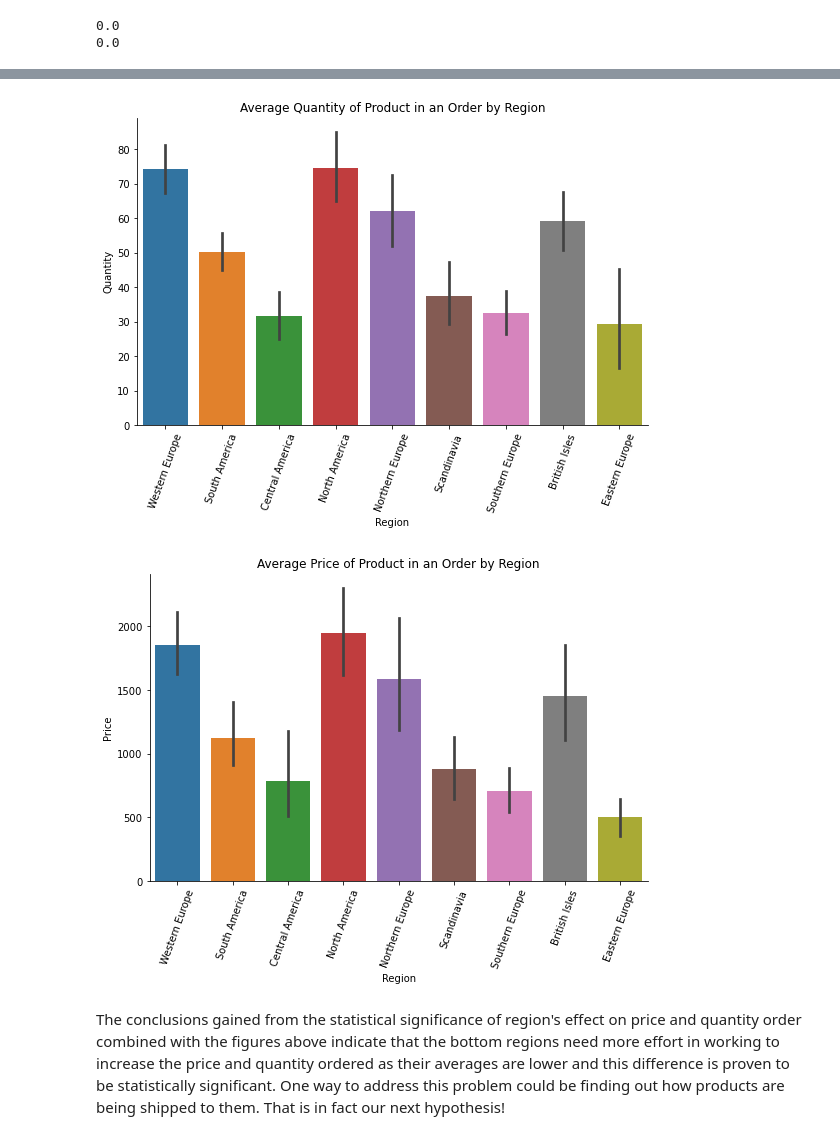
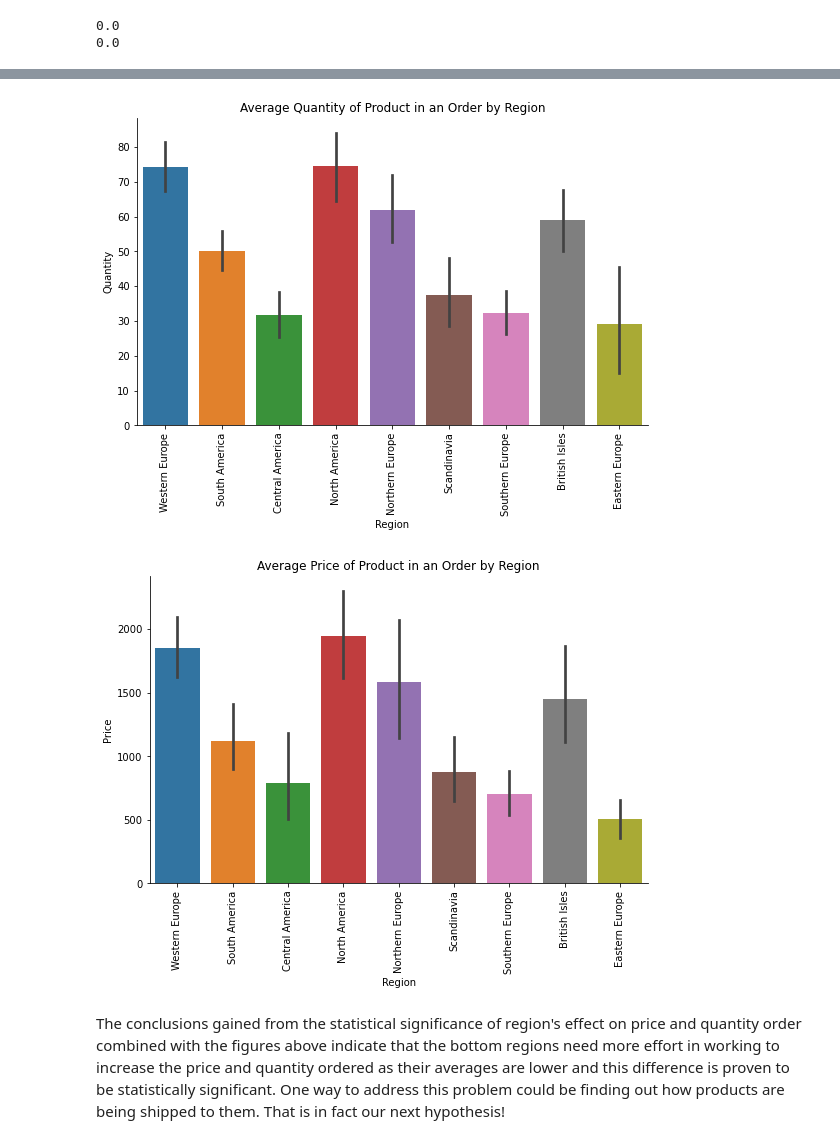
Before and after one commit to k1994a/dsc-mod-3-project-online-ds-sp-000, a Jupyter notebook: student.ipynb, the cells around one changed output, grey strips where cells are left out. Cells and saved outputs as stored; diff of their text form; code cells hidden in the pictures.

```diff
--- a/student.ipynb
+++ b/student.ipynb
@@ -484,19 +462,19 @@ plt.show()
 # %%
 sns.catplot(x = 'Region', y = 'Total_Quantity', kind = 'bar', data = df_reg,height=5, aspect=1.6)
-plt.xticks(rotation=70)
+plt.xticks(rotation = 90)
 plt.ylabel('Quantity')
 plt.title('Average Quantity of Product in an Order by Region')
 plt.savefig('q2_quan.jpg', bbox_inches='tight')
 plt.show()
 sns.catplot(x = 'Region', y = 'Total_Price', kind = 'bar', data = df_reg,height=5, aspect=1.6)
-plt.xticks(rotation=70)
+plt.xticks(rotation = 90)
 plt.ylabel('Price')
 plt.title('Average Price of Product in an Order by Region')
 plt.savefig('q2_price.jpg', bbox_inches='tight')
 plt.show()
 # %% [output]
-[figure, old version]
+[figure, new version]
-[figure, old version]
+[figure, new version]
 # %% [markdown]
 The conclusions gained from the statistical significance of region's effect on price and quantity order combined with the figures above indicate that the bottom regions need more effort in working to increase the price and quantity ordered as their averages are lower and this difference is proven to be statistically significant. One way to address this problem could be finding out how products are being shipped to them. That is in fact our next hypothesis!
 # %% [markdown]
```
Also changed, not shown: parts of 25 cells of this notebook, 11 other files.
